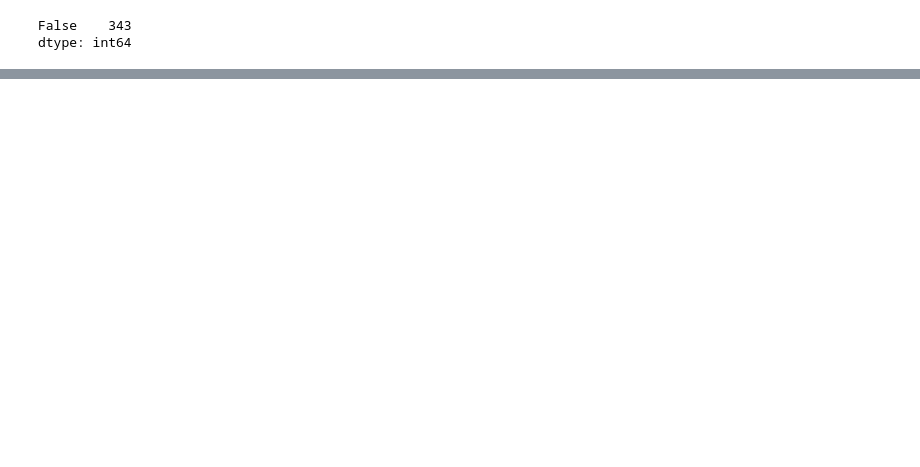
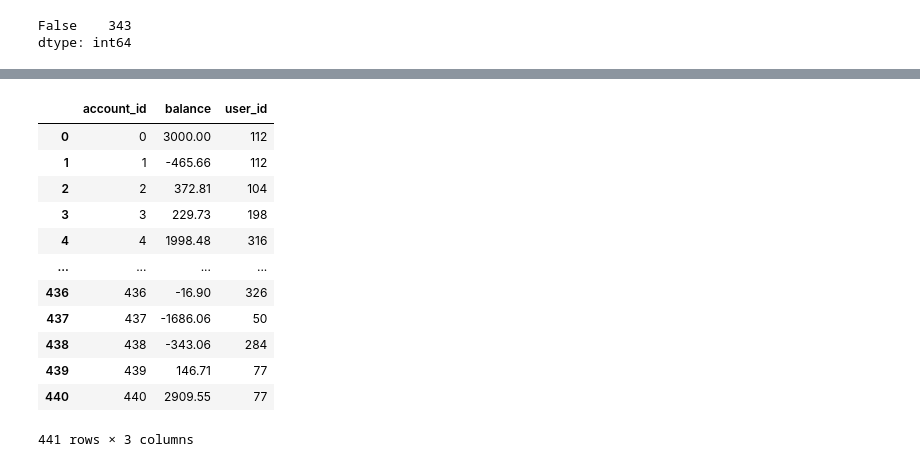
Before and after one commit to karynagogunska/mansa_test, a Jupyter notebook: datascience/notebooks/Data exploration and preparation.ipynb, the cells around one changed output, grey strips where cells are left out. Cells and saved outputs as stored; diff of their text form; code cells hidden in the pictures; blank space fills up the shorter version.

```diff
--- a/datascience/notebooks/Data exploration and preparation.ipynb
+++ b/datascience/notebooks/Data exploration and preparation.ipynb
@@ -161,0 +235,16 @@ dtype: int64
+# %%
+accounts
+# %% [output]
+|  | account_id | balance | user_id |
+| 0 | 0 | 3000.00 | 112 |
+| 1 | 1 | -465.66 | 112 |
+| 2 | 2 | 372.81 | 104 |
+| 3 | 3 | 229.73 | 198 |
+| 4 | 4 | 1998.48 | 316 |
+| ... | ... | ... | ... |
+| 436 | 436 | -16.90 | 326 |
+| 437 | 437 | -1686.06 | 50 |
+| 438 | 438 | -343.06 | 284 |
+| 439 | 439 | 146.71 | 77 |
+| 440 | 440 | 2909.55 | 77 |
+441 rows × 3 columns
```
Also changed, not shown: parts of 32 cells of this notebook.
